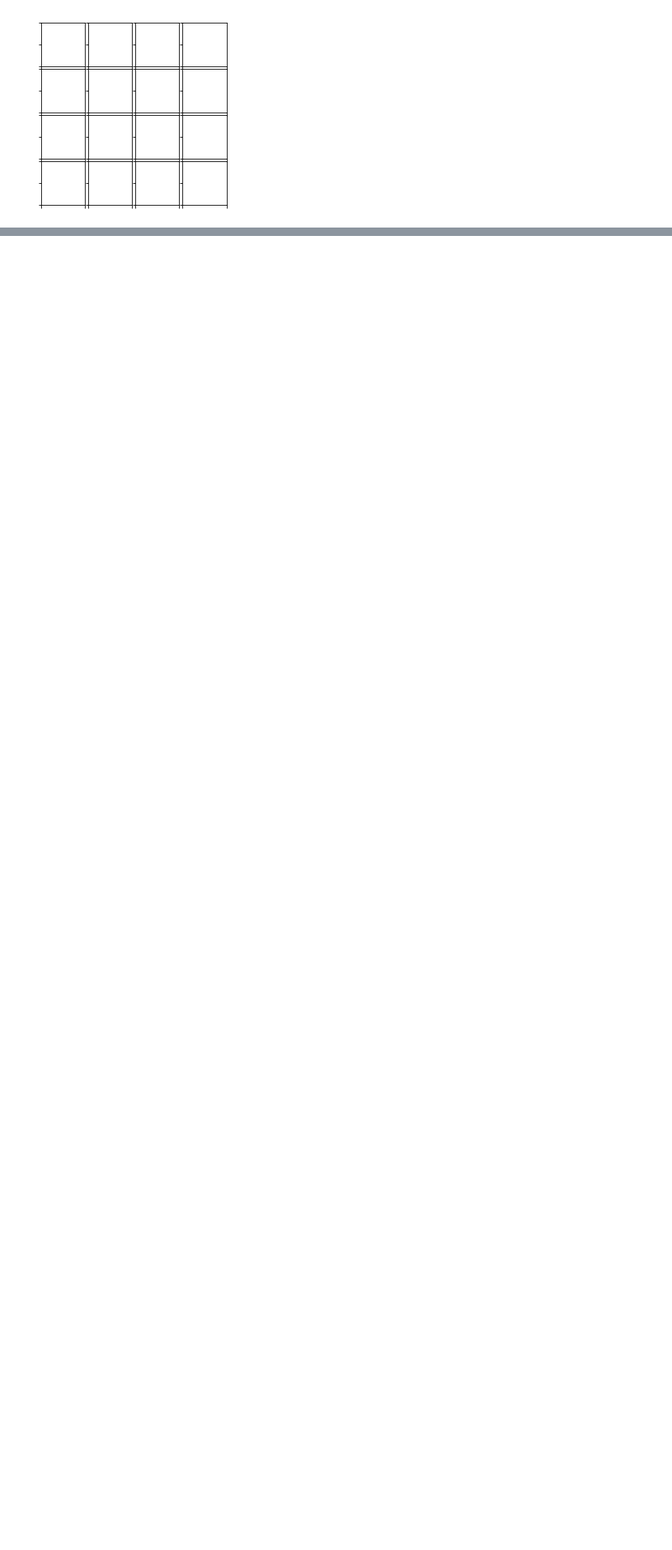
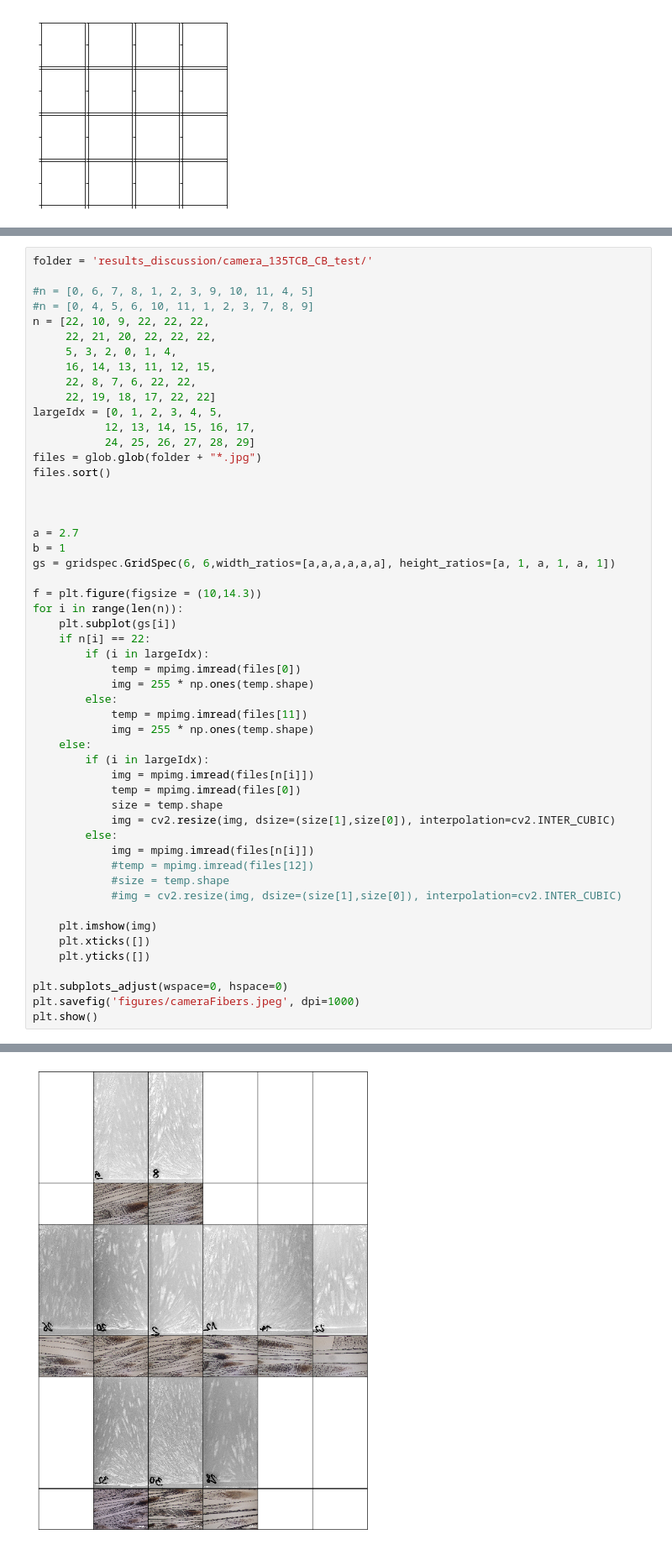
Before and after one commit to Pezzan/BettysThesis, a Jupyter notebook: plotCameraImages.ipynb, the cells around one changed output, grey strips where cells are left out. Shown at 84% size. Saved outputs shown, nothing was run; the diff lists cells and outputs as text; blank space fills up the shorter version.

```diff
--- a/plotCameraImages.ipynb
+++ b/plotCameraImages.ipynb
@@ -58,0 +61,53 @@ plt.subplots_adjust(wspace=0, hspace=0)
+# %%
+folder = 'results_discussion/camera_135TCB_CB_test/'
+
+#n = [0, 6, 7, 8, 1, 2, 3, 9, 10, 11, 4, 5]
+#n = [0, 4, 5, 6, 10, 11, 1, 2, 3, 7, 8, 9]
+n = [22, 10, 9, 22, 22, 22,
+     22, 21, 20, 22, 22, 22,
+     5, 3, 2, 0, 1, 4,
+     16, 14, 13, 11, 12, 15,
+     22, 8, 7, 6, 22, 22,
+     22, 19, 18, 17, 22, 22]
+largeIdx = [0, 1, 2, 3, 4, 5,
+           12, 13, 14, 15, 16, 17,
+           24, 25, 26, 27, 28, 29]
+files = glob.glob(folder + "*.jpg")
+files.sort()
+
+
+
+a = 2.7
+b = 1
+gs = gridspec.GridSpec(6, 6,width_ratios=[a,a,a,a,a,a], height_ratios=[a, 1, a, 1, a, 1])
+
+f = plt.figure(figsize = (10,14.3))
+for i in range(len(n)):
+    plt.subplot(gs[i])
+    if n[i] == 22:
+        if (i in largeIdx):
+            temp = mpimg.imread(files[0])
+            img = 255 * np.ones(temp.shape)
+        else:
+            temp = mpimg.imread(files[11])
+            img = 255 * np.ones(temp.shape)
+    else:
+        if (i in largeIdx):
+            img = mpimg.imread(files[n[i]])
+            temp = mpimg.imread(files[0])
+            size = temp.shape
+            img = cv2.resize(img, dsize=(size[1],size[0]), interpolation=cv2.INTER_CUBIC)
+        else:
+            img = mpimg.imread(files[n[i]])
+            #temp = mpimg.imread(files[12])
+            #size = temp.shape
+            #img = cv2.resize(img, dsize=(size[1],size[0]), interpolation=cv2.INTER_CUBIC)
+
+    plt.imshow(img)
+    plt.xticks([])
+    plt.yticks([])
+
+plt.subplots_adjust(wspace=0, hspace=0)
+plt.savefig('figures/cameraFibers.jpeg', dpi=1000)
+plt.show()
+# %% [output]
@@ -58,0 +128 @@ plt.subplots_adjust(wspace=0, hspace=0)
+[figure, added]
```
Also changed, not shown: parts of 8 cells of this notebook, 16 other files.
